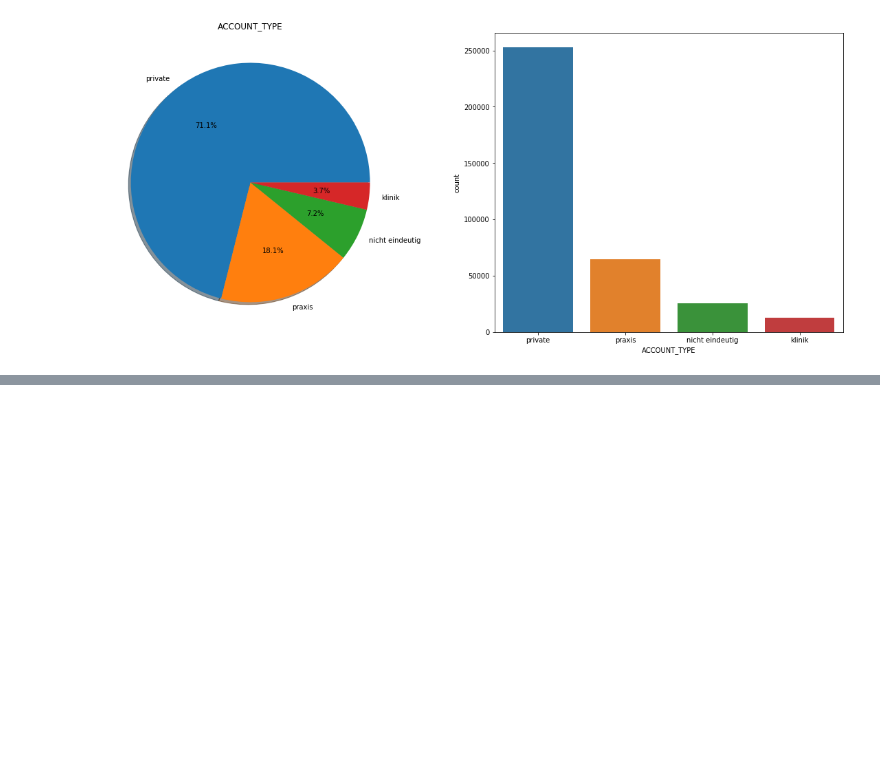
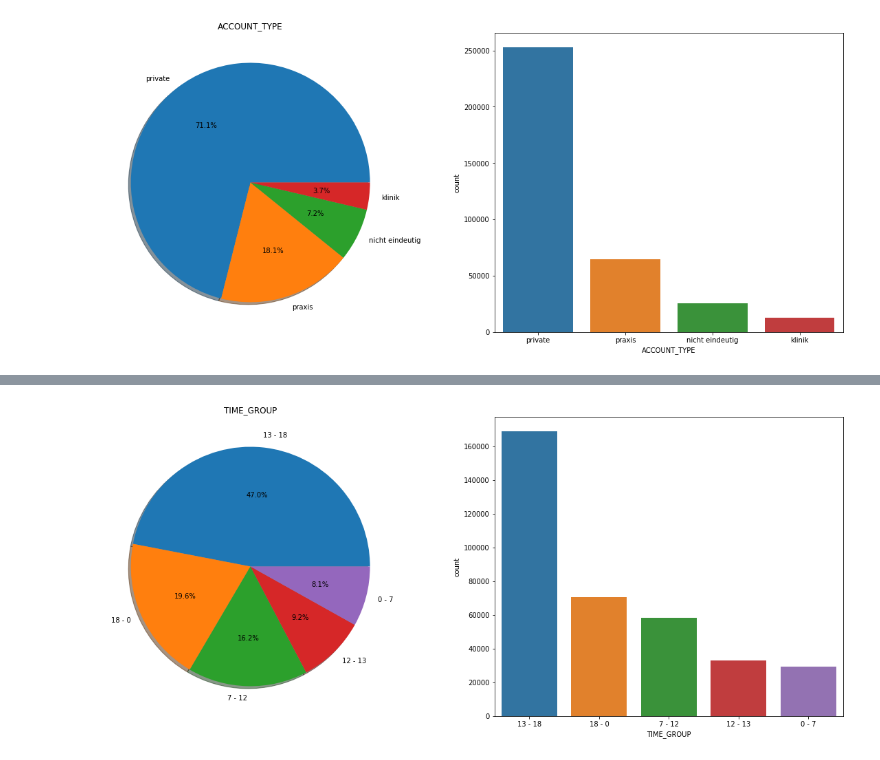
Before and after one commit to ck-unifr/analysis_email_performance, a Jupyter notebook: analysis_email_performance.ipynb, the cells around one changed output, grey strips where cells are left out. Drawn from its saved outputs; the diff is of its cells as text; code cells hidden in the pictures; blank space fills up the shorter version.

```diff
--- a/analysis_email_performance.ipynb
+++ b/analysis_email_performance.ipynb
@@ -175,0 +209,18 @@ plot_pie_bar(df, 'ACCOUNT_TYPE')
+# %%
+def get_time_group(time):
+    if 0 <= time <= 7:
+        return '0 - 7'
+    elif 7 < time <= 12:
+        return '7 - 12'
+    elif 12 < time <= 13:
+        return '12 - 13'
+    elif 13 < time <= 18:
+        return '13 - 18'
+    else:
+        return '18 - 0'
+# %%
+df['TIME_GROUP'] = df['TIME'].apply(get_time_group)
+# %%
+plot_pie_bar(df, 'TIME_GROUP')
+# %% [output]
+[figure, added]
```
Also changed, not shown: parts of 19 cells of this notebook.
